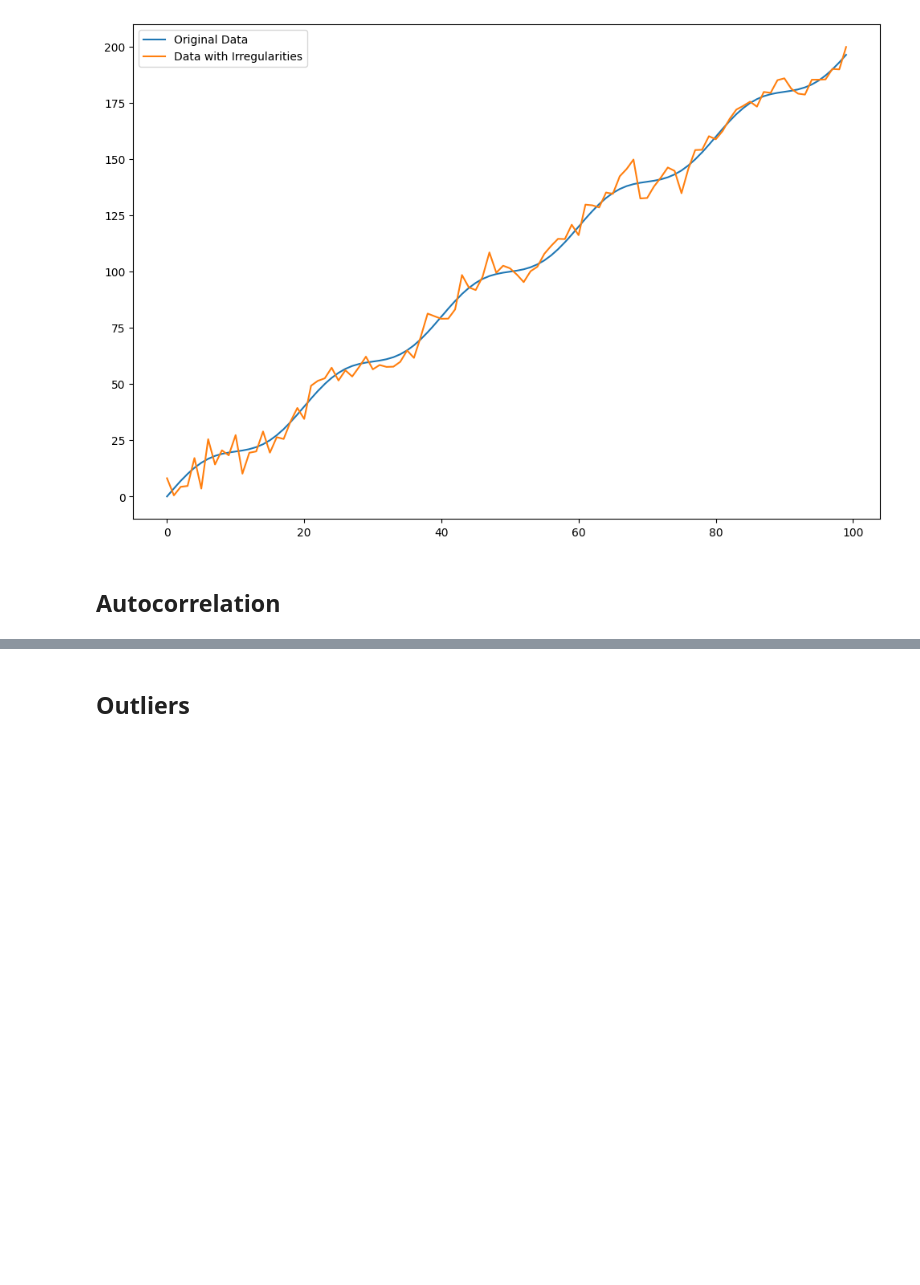
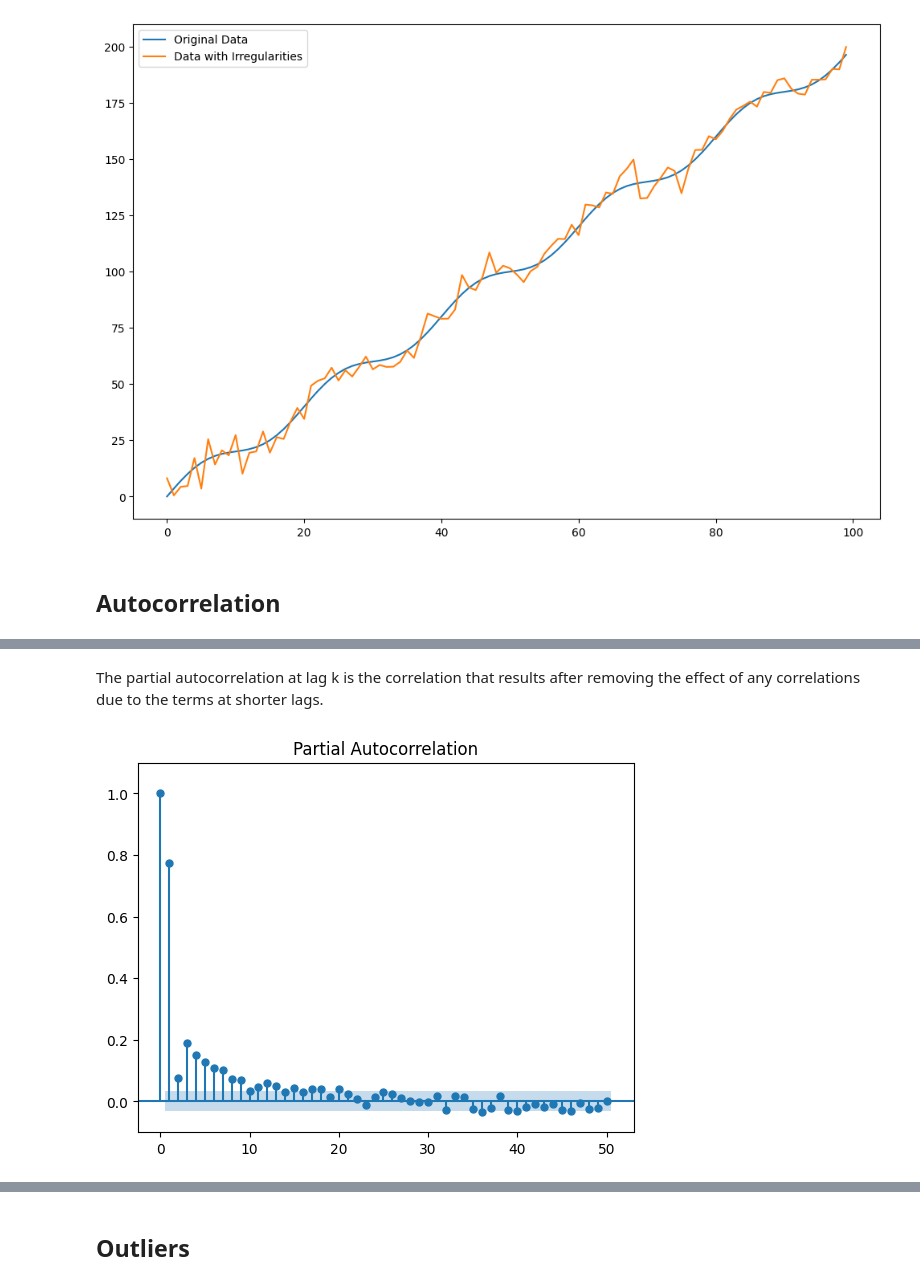
Before and after one commit to Matmozaur/Various-tools-and-notes, a Jupyter notebook: ML_related_concepts/Time_series/1D time series basics.ipynb, the cells around one changed output, grey strips where cells are left out. Drawn from its saved outputs; the diff is of its cells as text; code cells hidden in the pictures; blank space fills up the shorter version.

```diff
--- a/ML_related_concepts/Time_series/1D time series basics.ipynb
+++ b/ML_related_concepts/Time_series/1D time series basics.ipynb
@@ -101,0 +125,8 @@ plt.show()
+# %% [markdown]
+The partial autocorrelation at lag k is the correlation that results after removing the effect of any correlations due to the terms at shorter lags.
+# %%
+plot_pacf(series, lags = 50, alpha=0.05)
+plt.ylim(-0.1, 1.1)
+plt.show()
+# %% [output]
+[figure, added]
```
Also changed, not shown: parts of 12 cells of this notebook, 1 other file.
